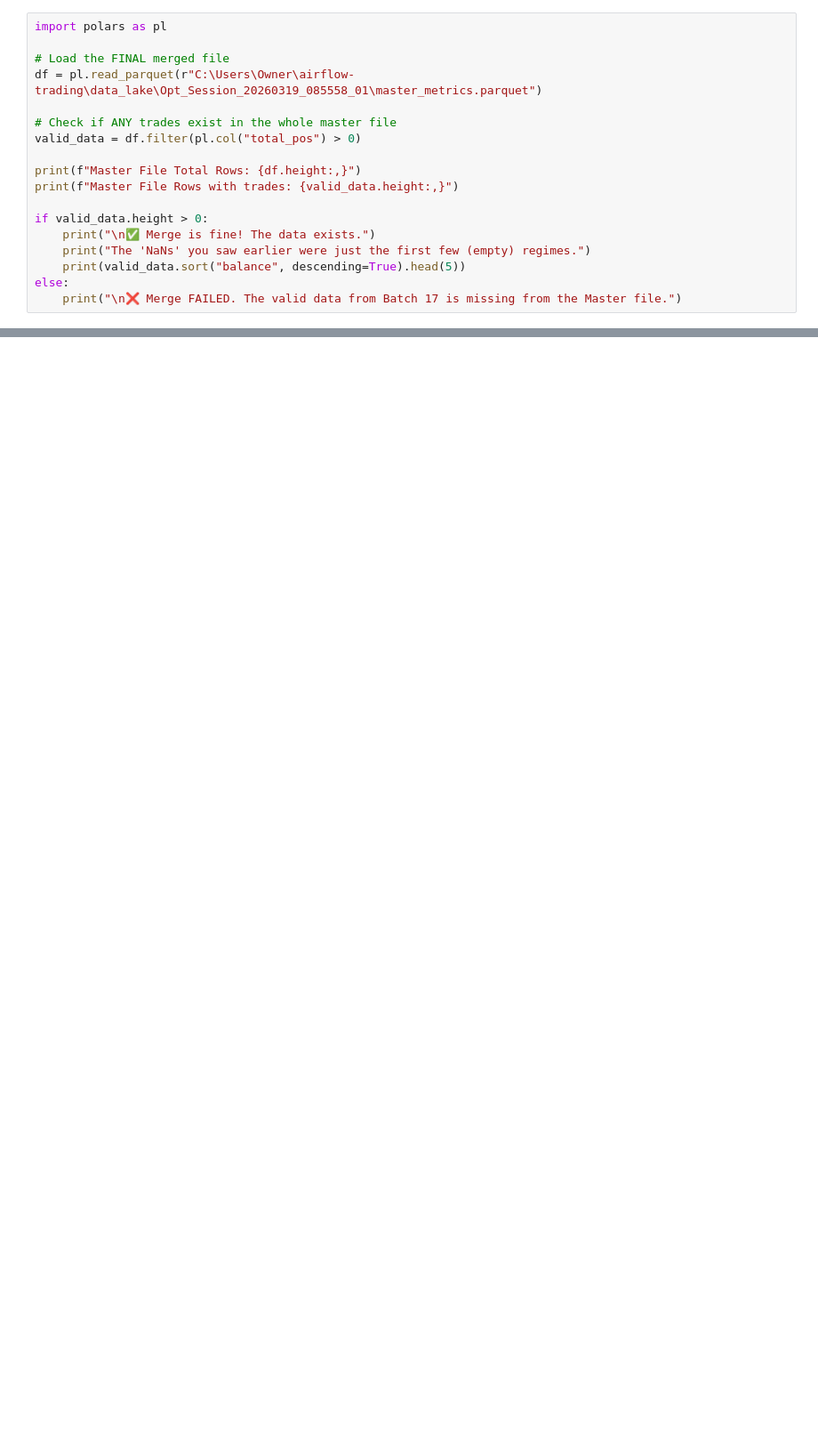
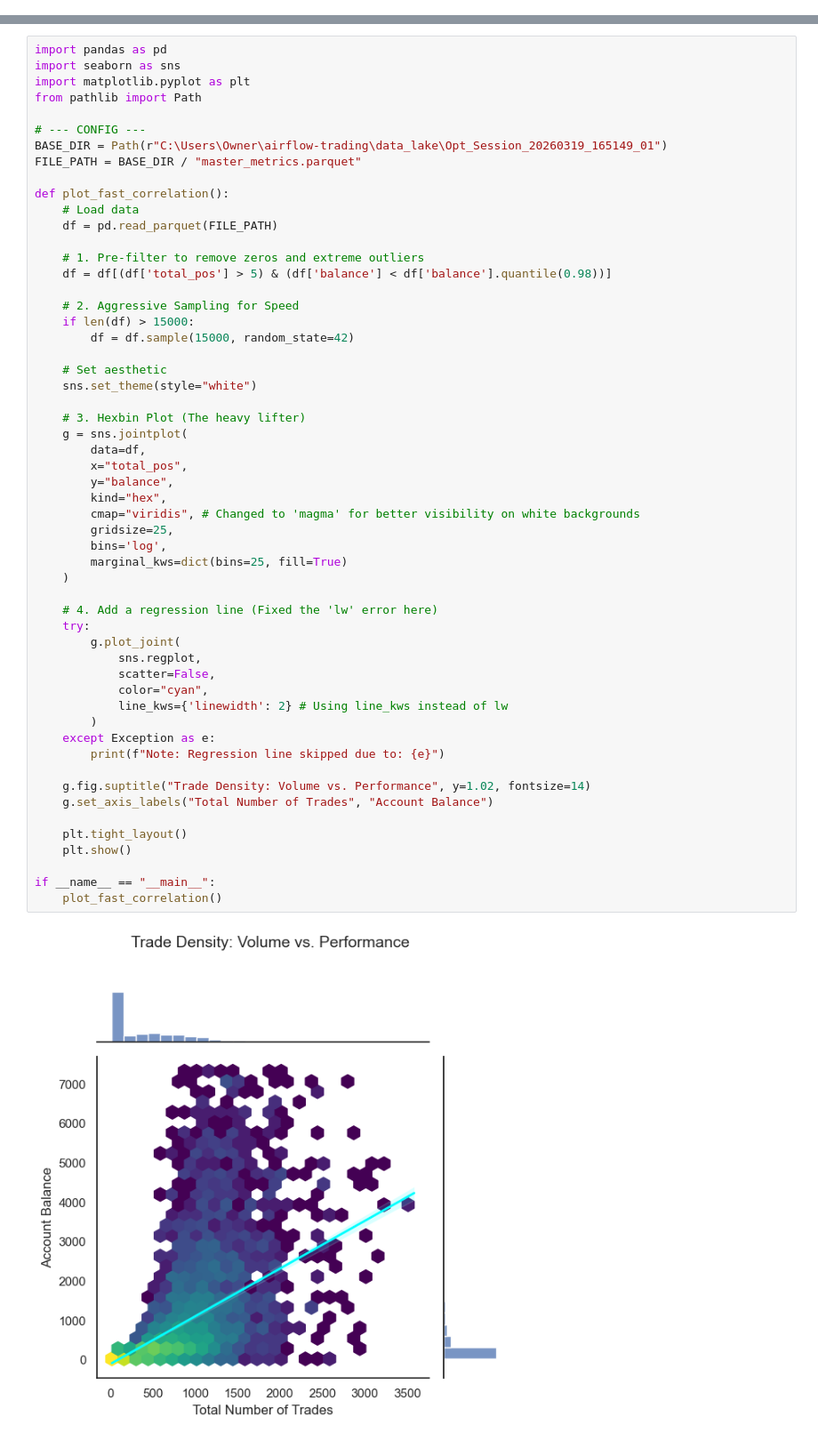
Before and after one commit to loong218-toast/airflow-trading, a Jupyter notebook: analysis/temp.ipynb, the cells around one changed output, grey strips where cells are left out. Shown at 89% size. Drawn from its saved outputs; the diff is of its cells as text; blank space fills up the shorter version.

```diff
--- a/analysis/temp.ipynb
+++ b/analysis/temp.ipynb
@@ -98,18 +0,0 @@ InvalidOperationError: `is_not_nan` operation not supported for dtype `i32`
-# %%
-import polars as pl
-
-# Load the FINAL merged file
-df = pl.read_parquet(r"C:\Users\Owner\airflow-trading\data_lake\Opt_Session_20260319_085558_01\master_metrics.parquet")
-
-# Check if ANY trades exist in the whole master file
-valid_data = df.filter(pl.col("total_pos") > 0)
-
-print(f"Master File Total Rows: {df.height:,}")
-print(f"Master File Rows with trades: {valid_data.height:,}")
-
-if valid_data.height > 0:
-    print("\n✅ Merge is fine! The data exists.")
-    print("The 'NaNs' you saw earlier were just the first few (empty) regimes.")
-    print(valid_data.sort("balance", descending=True).head(5))
-else:
-    print("\n❌ Merge FAILED. The valid data from Batch 17 is missing from the Master file.")
@@ -120,0 +63,57 @@ Master File Rows with trades: 0
+# %%
+import pandas as pd
+import seaborn as sns
+import matplotlib.pyplot as plt
+from pathlib import Path
+
+# --- CONFIG ---
+BASE_DIR = Path(r"C:\Users\Owner\airflow-trading\data_lake\Opt_Session_20260319_165149_01")
+FILE_PATH = BASE_DIR / "master_metrics.parquet"
+
+def plot_fast_correlation():
+    # Load data
+    df = pd.read_parquet(FILE_PATH)
+
+    # 1. Pre-filter to remove zeros and extreme outliers
+    df = df[(df['total_pos'] > 5) & (df['balance'] < df['balance'].quantile(0.98))]
+
+    # 2. Aggressive Sampling for Speed
+    if len(df) > 15000:
+        df = df.sample(15000, random_state=42)
+
+    # Set aesthetic
+    sns.set_theme(style="white")
+
+    # 3. Hexbin Plot (The heavy lifter)
+    g = sns.jointplot(
+        data=df,
+        x="total_pos",
+        y="balance",
+        kind="hex",
+        cmap="viridis", # Changed to 'magma' for better visibility on white backgrounds
+        gridsize=25,
+        bins='log',
+        marginal_kws=dict(bins=25, fill=True)
+    )
+
+    # 4. Add a regression line (Fixed the 'lw' error here)
+    try:
+        g.plot_joint(
+            sns.regplot,
+            scatter=False,
+            color="cyan",
+            line_kws={'linewidth': 2} # Using line_kws instead of lw
+        )
+    except Exception as e:
+        print(f"Note: Regression line skipped due to: {e}")
+
+    g.fig.suptitle("Trade Density: Volume vs. Performance", y=1.02, fontsize=14)
+    g.set_axis_labels("Total Number of Trades", "Account Balance")
+
+    plt.tight_layout()
+    plt.show()
+
+if __name__ == "__main__":
+    plot_fast_correlation()
+# %% [output]
+[figure, added]
```
Also changed, not shown: parts of 40 cells of this notebook, 36 other files.
